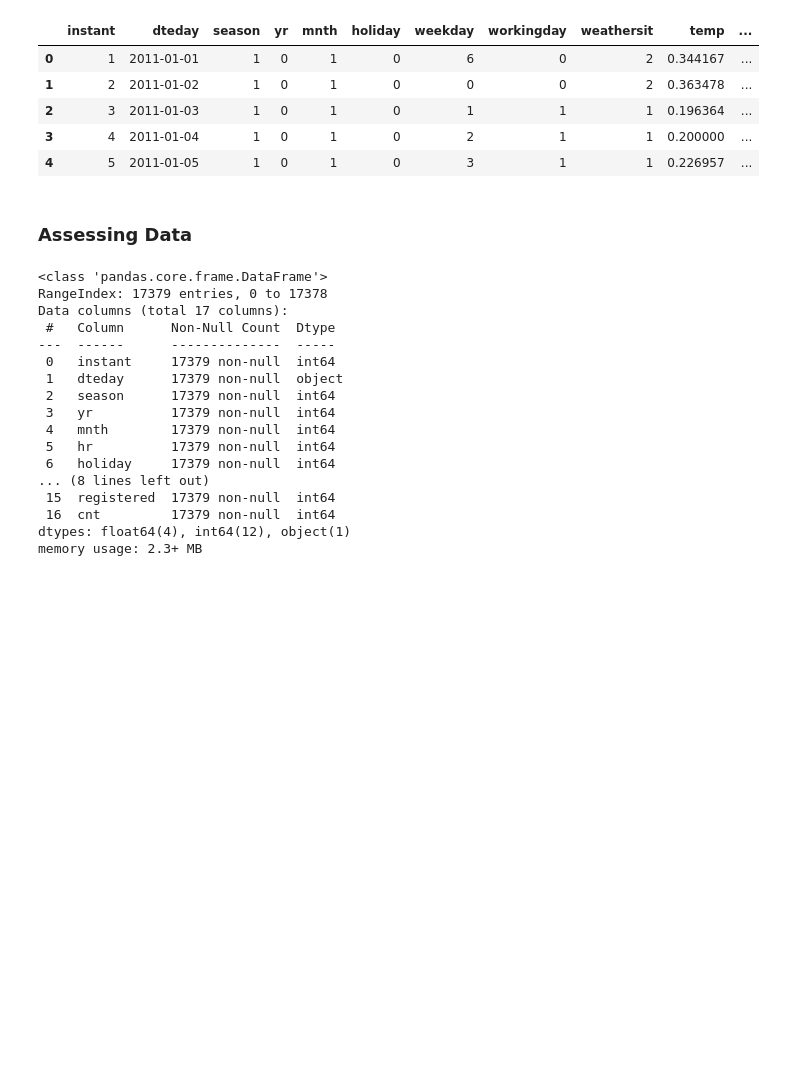
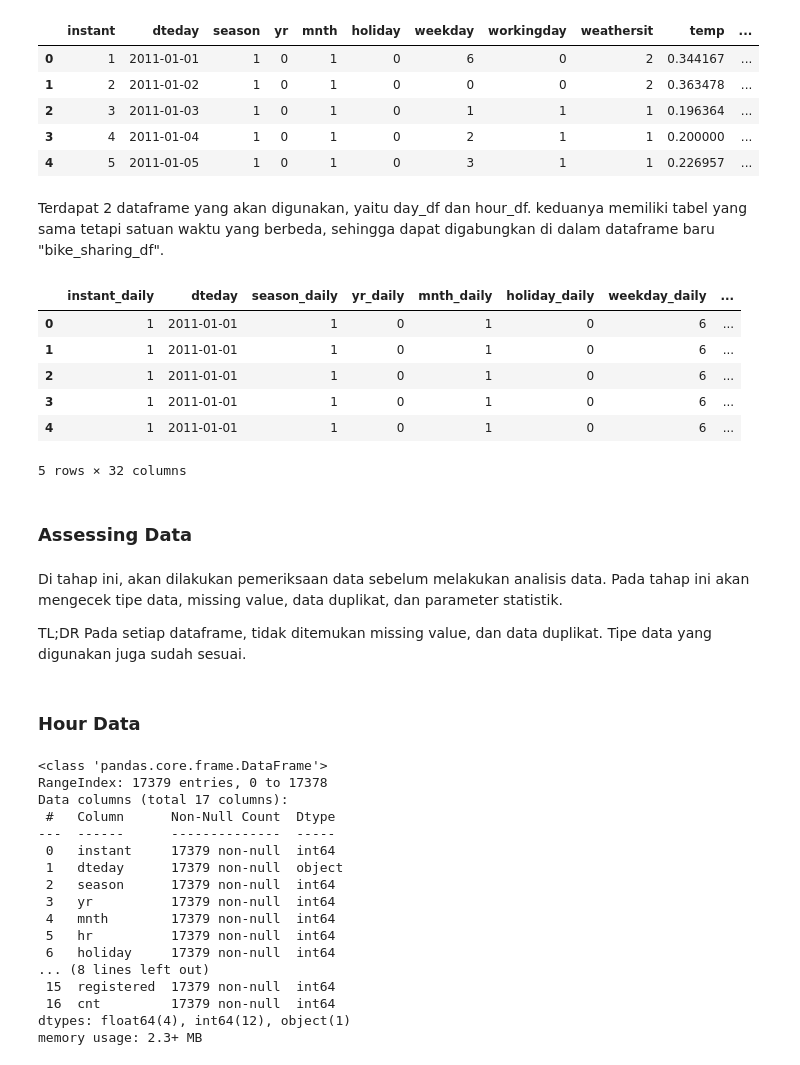
Before and after one commit to KevinJonathan30/DataAnalysis-BikeSharing, a Jupyter notebook: notebook.ipynb, the cells around one changed output. Saved outputs shown, nothing was run; the diff lists cells and outputs as text; code cells hidden in the pictures; blank space fills up the shorter version.

```diff
--- a/notebook.ipynb
+++ b/notebook.ipynb
@@ -66,8 +66,28 @@ day_df.head()
 | 2 | 3 | 2011-01-03 | 1 | 0 | 1 | 0 | 1 | 1 | 1 | 0.196364 | ... |
 | 3 | 4 | 2011-01-04 | 1 | 0 | 1 | 0 | 2 | 1 | 1 | 0.200000 | ... |
 | 4 | 5 | 2011-01-05 | 1 | 0 | 1 | 0 | 3 | 1 | 1 | 0.226957 | ... |
+# %% [markdown]
+Terdapat 2 dataframe yang akan digunakan, yaitu day_df dan hour_df. keduanya memiliki tabel yang sama tetapi satuan waktu yang berbeda, sehingga dapat digabungkan di dalam dataframe baru "bike_sharing_df".
+# %%
+bike_sharing_df = day_df.merge(hour_df, on='dteday', how='inner', suffixes=('_daily', '_hourly'))
+bike_sharing_df.loc[bike_sharing_df["dteday"].isnull()]
+bike_sharing_df.head()
+# %% [output]
+|  | instant_daily | dteday | season_daily | yr_daily | mnth_daily | holiday_daily | weekday_daily | ... |
+| 0 | 1 | 2011-01-01 | 1 | 0 | 1 | 0 | 6 | ... |
+| 1 | 1 | 2011-01-01 | 1 | 0 | 1 | 0 | 6 | ... |
+| 2 | 1 | 2011-01-01 | 1 | 0 | 1 | 0 | 6 | ... |
+| 3 | 1 | 2011-01-01 | 1 | 0 | 1 | 0 | 6 | ... |
+| 4 | 1 | 2011-01-01 | 1 | 0 | 1 | 0 | 6 | ... |
+5 rows × 32 columns
 # %% [markdown]
 ### Assessing Data
+# %% [markdown]
+Di tahap ini, akan dilakukan pemeriksaan data sebelum melakukan analisis data. Pada tahap ini akan mengecek tipe data, missing value, data duplikat, dan parameter statistik.
+
+TL;DR Pada setiap dataframe, tidak ditemukan missing value, dan data duplikat. Tipe data yang digunakan juga sudah sesuai.
+# %% [markdown]
+### Hour Data
 # %%
 hour_df.info()
 # %% [output]
```
Also changed, not shown: parts of 14 cells of this notebook.
